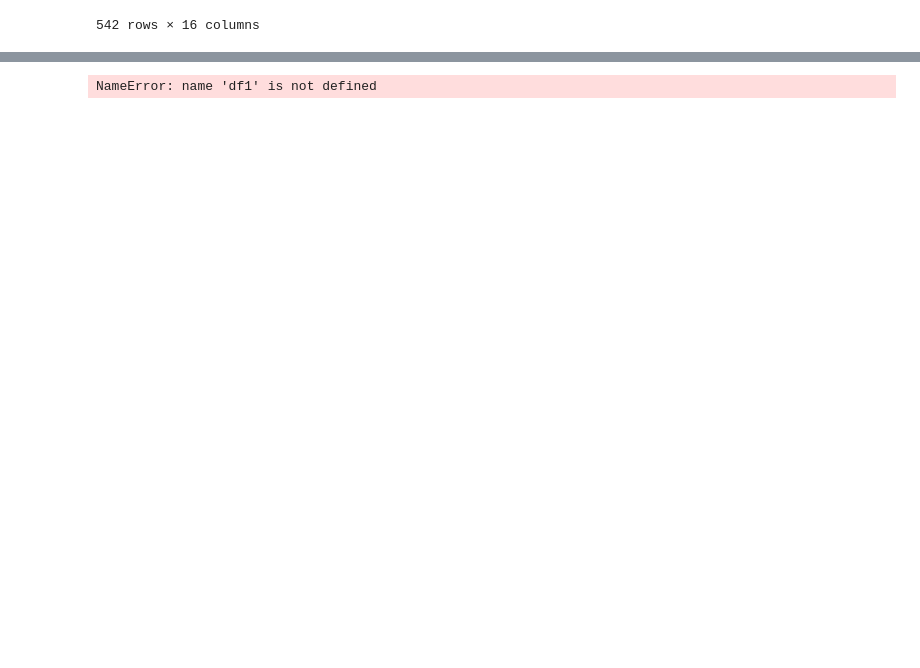
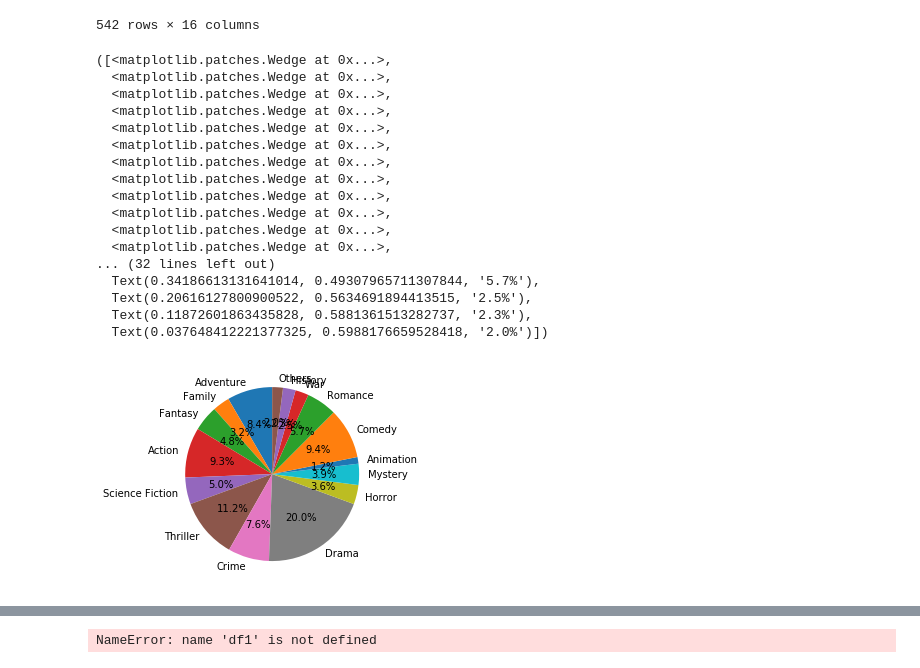
Before and after one commit to mmmxu/COMP9321, a Jupyter notebook: assn/assn1/test.ipynb, the cells around one changed output, grey strips where cells are left out. Saved outputs shown, nothing was run; the diff lists cells and outputs as text; code cells hidden in the pictures; blank space fills up the shorter version.

```diff
--- a/assn/assn1/test.ipynb
+++ b/assn/assn1/test.ipynb
@@ -253,3 +253,65 @@ df10
 | 618 | The Birth of a Nation | 3 | Abraham Lincoln,Austin Stoneman,B... | [{'credit_id': '59d42f0ec3a368453... | 100000 | [{'id': 18, 'name': 'Drama'}, {'i... | en | [{'name': 'Epoch Film Co.', 'id':... | ... |
 | 775 | A Trip to the Moon | 4 | Astronom,Astronomer,Astronomer,Fe... | [{'credit_id': '52fe4275c3a36847f... | 5985 | [{'id': 12, 'name': 'Adventure'},... | fr | [{'name': 'Star-Film', 'id': 7159}] | ... |
 542 rows × 16 columns
+# %%
+# https://chrisalbon.com/python/data_visualization/matplotlib_pie_chart/
+
+# Q11
+df11=df10.copy()
+for i, row in df11.iterrows():
+    genre_data = row['genres']
+    genre_lst = ast.literal_eval(genre_data)
+    total_genre_lst = []
+    for j in genre_lst:
+        # convert to dict
+        single_genre_dict = ast.literal_eval(str(j))
+        total_genre_lst.append(single_genre_dict['name'])
+    # sort by character
+    total_genre_lst = sorted(total_genre_lst)
+    df11['genres'][i] = total_genre_lst
+
+## calc
+film_num = 0
+genre_dict = {}
+for i, row in df11.iterrows():
+    genre_lst = row['genres']
+    film_num += len(genre_lst)
+    for g in genre_lst:
+        if not g in genre_dict:
+            genre_dict[g] = 1
+        else:
+            genre_dict[g] += 1
+# combine least 4 values
+least_4_vals = 0
+for _ in range(4):
+    min_key = min(genre_dict.keys(), key= lambda x:genre_dict[x])
+    least_4_vals += genre_dict[min_key]
+    del genre_dict[min_key]
+genre_dict['Others'] = least_4_vals
+
+# convert to dataframe and plot out
+pd_out = pd.DataFrame(genre_dict.items(), columns=['genre','count'])
+plt.pie(pd_out['count'], labels=pd_out['genre'], startangle=90,autopct='%1.1f%%',)
+# pdb.set_trace()
+### plot
+
+# plt.pie(df11['genres'])
+# %% [output]
+([<matplotlib.patches.Wedge at 0x...>,
+  <matplotlib.patches.Wedge at 0x...>,
+  <matplotlib.patches.Wedge at 0x...>,
+  <matplotlib.patches.Wedge at 0x...>,
+  <matplotlib.patches.Wedge at 0x...>,
+  <matplotlib.patches.Wedge at 0x...>,
+  <matplotlib.patches.Wedge at 0x...>,
+  <matplotlib.patches.Wedge at 0x...>,
+  <matplotlib.patches.Wedge at 0x...>,
+  <matplotlib.patches.Wedge at 0x...>,
+  <matplotlib.patches.Wedge at 0x...>,
+  <matplotlib.patches.Wedge at 0x...>,
+... (32 lines left out)
+  Text(0.34186613131641014, 0.49307965711307844, '5.7%'),
+  Text(0.20616127800900522, 0.5634691894413515, '2.5%'),
+  Text(0.11872601863435828, 0.5881361513282737, '2.3%'),
+  Text(0.037648412221377325, 0.5988176659528418, '2.0%')])
+[figure, added]
```
Also changed, not shown: parts of 2 cells of this notebook, 1 other file.
